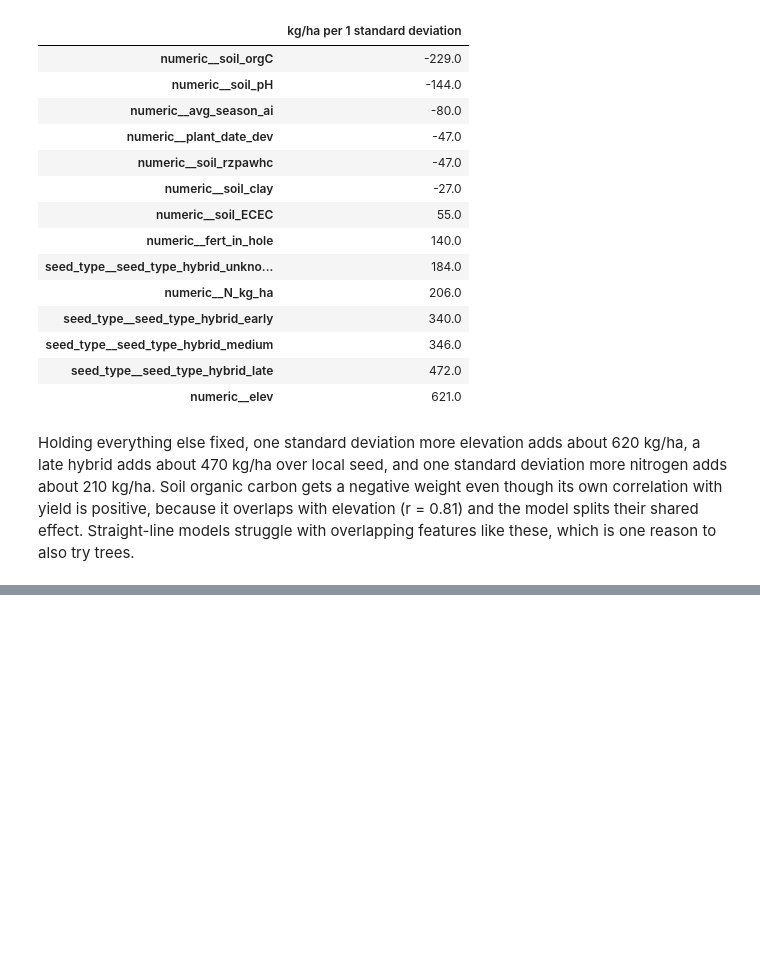
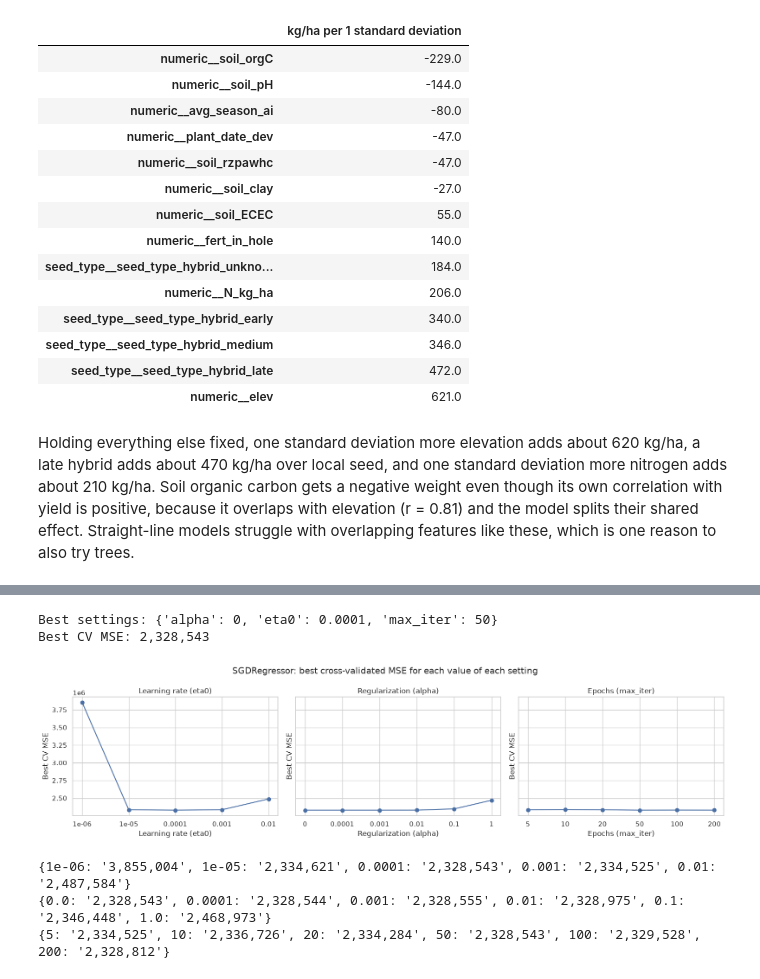
Before and after one commit to Kiguru-Alu/linear_regression_model, a Jupyter notebook: summative/linear_regression/multivariate.ipynb, the cells around one changed output, grey strips where cells are left out. Drawn from its saved outputs; the diff is of its cells as text; code cells hidden in the pictures; blank space fills up the shorter version.

Commit message:
notebook: tune SGDRegressor learning rate, regularization and epochs

```diff
--- a/summative/linear_regression/multivariate.ipynb
+++ b/summative/linear_regression/multivariate.ipynb
@@ -487,0 +496,44 @@ Holding everything else fixed, one standard deviation more elevation adds about
+# %%
+from sklearn.linear_model import SGDRegressor
+from sklearn.model_selection import GridSearchCV, KFold
+
+kfold = KFold(n_splits=5, shuffle=True, random_state=RANDOM_STATE)
+sgd_grid = {
+    "model__eta0": [1e-6, 1e-5, 1e-4, 1e-3, 1e-2],
+    "model__alpha": [0, 1e-4, 1e-3, 1e-2, 1e-1, 1],
+    "model__max_iter": [5, 10, 20, 50, 100, 200],
+}
+sgd_search = GridSearchCV(
+    make_model(SGDRegressor(learning_rate="constant", tol=None, random_state=RANDOM_STATE)),
+    sgd_grid, cv=kfold, scoring="neg_mean_squared_error", n_jobs=-1,
+).fit(X_train, y_train)
+
+sgd_best = {name.replace("model__", ""): value for name, value in sgd_search.best_params_.items()}
+print("Best settings:", sgd_best)
+print(f"Best CV MSE: {-sgd_search.best_score_:,.0f}")
+# %% [output]
+Best settings: {'alpha': 0, 'eta0': 0.0001, 'max_iter': 50}
+Best CV MSE: 2,328,543
+# %%
+cv_table = pd.DataFrame(sgd_search.cv_results_)
+cv_table["CV MSE"] = -cv_table["mean_test_score"]
+
+fig, axes = plt.subplots(1, 3, figsize=(16, 4.2), sharey=True)
+labels = {"model__eta0": "Learning rate (eta0)", "model__alpha": "Regularization (alpha)",
+          "model__max_iter": "Epochs (max_iter)"}
+for ax, (param, label) in zip(axes, labels.items()):
+    best_per_value = cv_table.groupby(f"param_{param}")["CV MSE"].min()
+    ax.plot(range(len(best_per_value)), best_per_value.values, marker="o", color="#4a6fa5")
+    ax.set_xticks(range(len(best_per_value)), [f"{v:g}" for v in best_per_value.index])
+    ax.set(title=label, xlabel=label, ylabel="Best CV MSE")
+fig.suptitle("SGDRegressor: best cross-validated MSE for each value of each setting")
+plt.tight_layout()
+plt.show()
+
+for param in labels:
+    print(cv_table.groupby(f"param_{param}")["CV MSE"].min().map("{:,.0f}".format).to_dict())
+# %% [output]
+[figure, added]
+{1e-06: '3,855,004', 1e-05: '2,334,621', 0.0001: '2,328,543', 0.001: '2,334,525', 0.01: '2,487,584'}
+{0.0: '2,328,543', 0.0001: '2,328,544', 0.001: '2,328,555', 0.01: '2,328,975', 0.1: '2,346,448', 1.0: '2,468,973'}
+{5: '2,334,525', 10: '2,336,726', 20: '2,334,284', 50: '2,328,543', 100: '2,329,528', 200: '2,328,812'}
```
Also changed, not shown: parts of 3 cells of this notebook.
